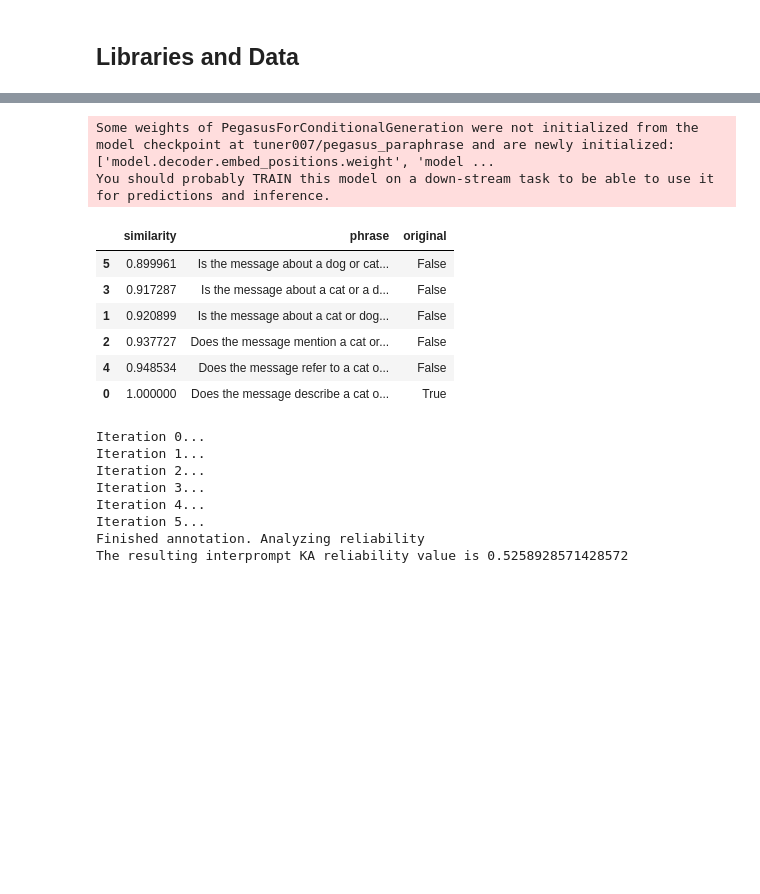
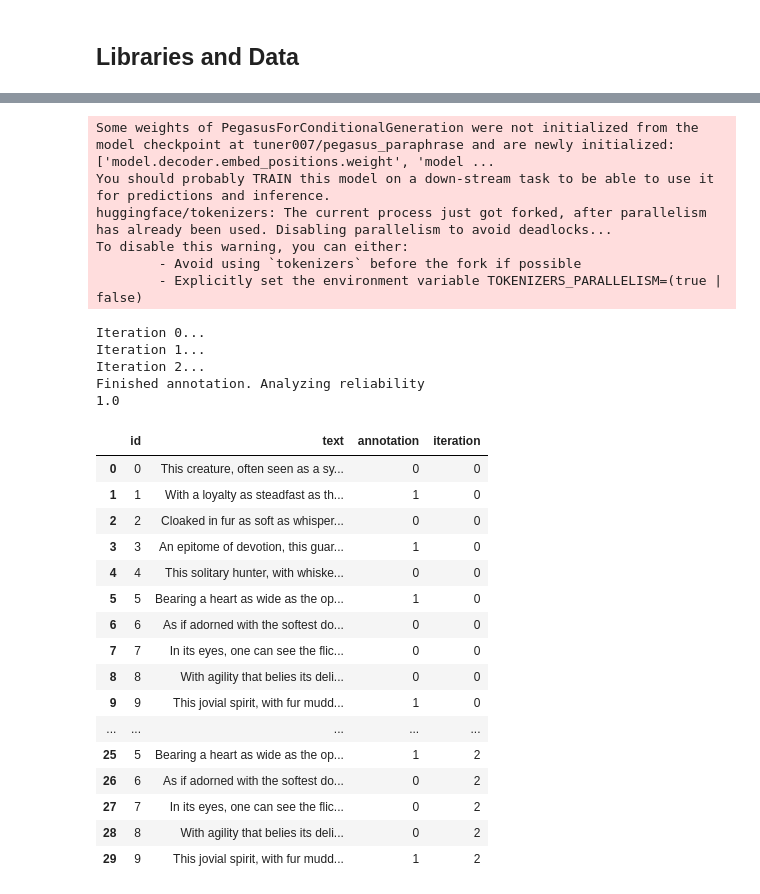
Before and after one commit to cjbarrie/promptstability, a Jupyter notebook: notebooks/manisfestos class.ipynb, the cells around one changed output, grey strips where cells are left out. Drawn from its saved outputs; the diff is of its cells as text; code cells hidden in the pictures; blank space fills up the shorter version.

```diff
--- a/notebooks/manisfestos class.ipynb
+++ b/notebooks/manisfestos class.ipynb
@@ -259,7 +283,7 @@ llm.annotate(text='A small pet that says miaow and has a great self-esteem.', pr
 # %%
 # Example use
 
-APIKEY = "[KEY]"
+APIKEY = "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"
 MODEL = 'gpt-3.5-turbo'
 llm = LLMWrapper(model = MODEL, apikey=APIKEY)
 
@@ -280,24 +304,35 @@ psa = PromptStabilityAnalysis(llm, data)
 
 # Test variability for the same prompt.
 res,df = psa.baseline_stochasticity(prompt,prompt_postfix,iterations=3)
-
-# Test of variability across prompts
-res,df,rel_by_sim = psa.interprompt_stochasticity(prompt,prompt_postfix, nr_variations=5, temperature=1.0, iterations=1)
 # %% [output]
 Some weights of PegasusForConditionalGeneration were not initialized from the model checkpoint at tuner007/pegasus_paraphrase and are newly initialized: ['model.decoder.embed_positions.weight', 'model ...
 You should probably TRAIN this model on a down-stream task to be able to use it for predictions and inference.
+huggingface/tokenizers: The current process just got forked, after parallelism has already been used. Disabling parallelism to avoid deadlocks...
+To disable this warning, you can either:
+        - Avoid using `tokenizers` before the fork if possible
+        - Explicitly set the environment variable TOKENIZERS_PARALLELISM=(true | false)
-|  | similarity | phrase | original |
-| 5 | 0.899961 | Is the message about a dog or cat... | False |
-| 3 | 0.917287 | Is the message about a cat or a d... | False |
-| 1 | 0.920899 | Is the message about a cat or dog... | False |
-| 2 | 0.937727 | Does the message mention a cat or... | False |
-| 4 | 0.948534 | Does the message refer to a cat o... | False |
-| 0 | 1.000000 | Does the message describe a cat o... | True |
 Iteration 0...
 Iteration 1...
 Iteration 2...
-Iteration 3...
-Iteration 4...
-Iteration 5...
 Finished annotation. Analyzing reliability
-The resulting interprompt KA reliability value is 0.5258928571428572
+1.0
+# %%
+df
+# %% [output]
+|  | id | text | annotation | iteration |
+| 0 | 0 | This creature, often seen as a sy... | 0 | 0 |
+| 1 | 1 | With a loyalty as steadfast as th... | 1 | 0 |
+| 2 | 2 | Cloaked in fur as soft as whisper... | 0 | 0 |
+| 3 | 3 | An epitome of devotion, this guar... | 1 | 0 |
+| 4 | 4 | This solitary hunter, with whiske... | 0 | 0 |
+| 5 | 5 | Bearing a heart as wide as the op... | 1 | 0 |
+| 6 | 6 | As if adorned with the softest do... | 0 | 0 |
+| 7 | 7 | In its eyes, one can see the flic... | 0 | 0 |
+| 8 | 8 | With agility that belies its deli... | 0 | 0 |
+| 9 | 9 | This jovial spirit, with fur mudd... | 1 | 0 |
+| ... | ... | ... | ... | ... |
+| 25 | 5 | Bearing a heart as wide as the op... | 1 | 2 |
+| 26 | 6 | As if adorned with the softest do... | 0 | 2 |
+| 27 | 7 | In its eyes, one can see the flic... | 0 | 2 |
+| 28 | 8 | With agility that belies its deli... | 0 | 2 |
+| 29 | 9 | This jovial spirit, with fur mudd... | 1 | 2 |
```
Also changed, not shown: parts of 11 cells of this notebook.
